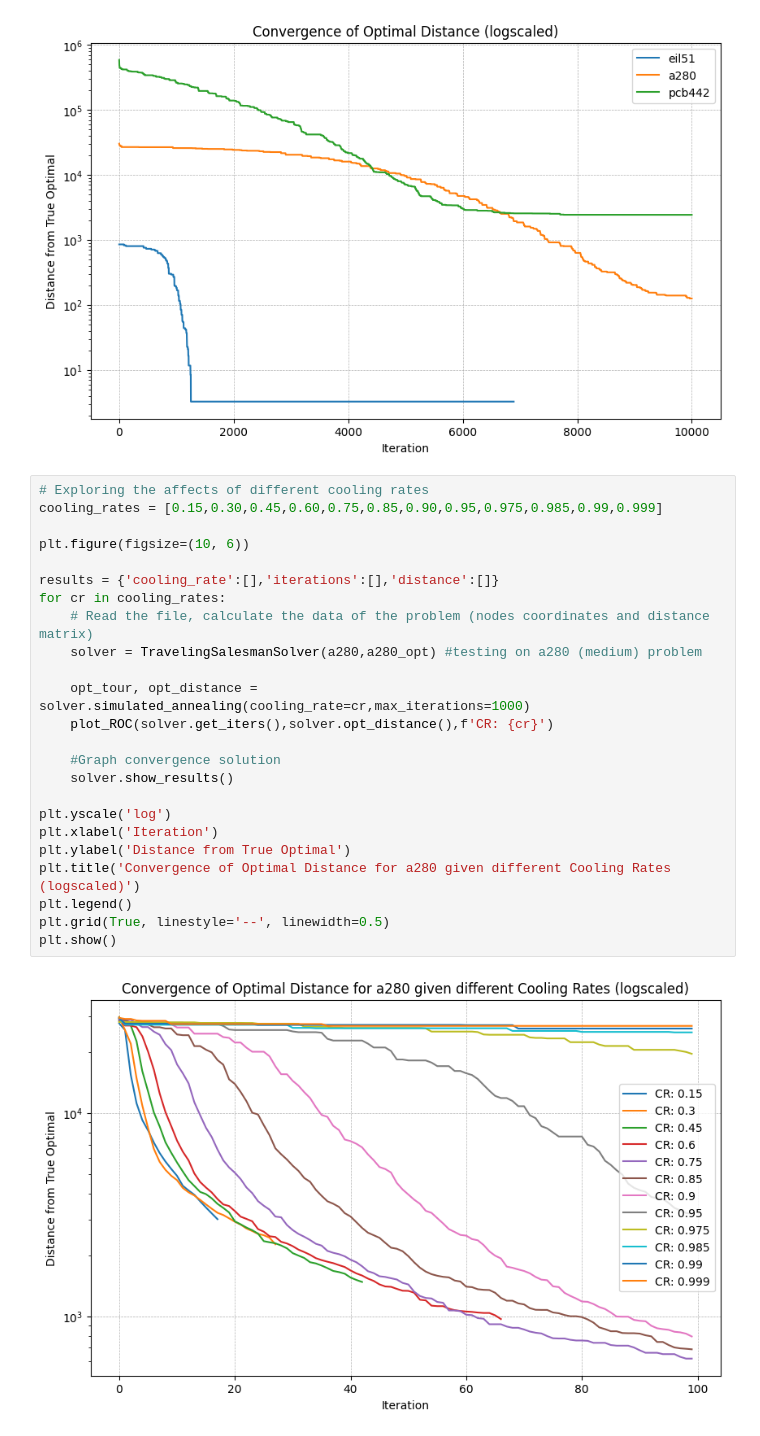
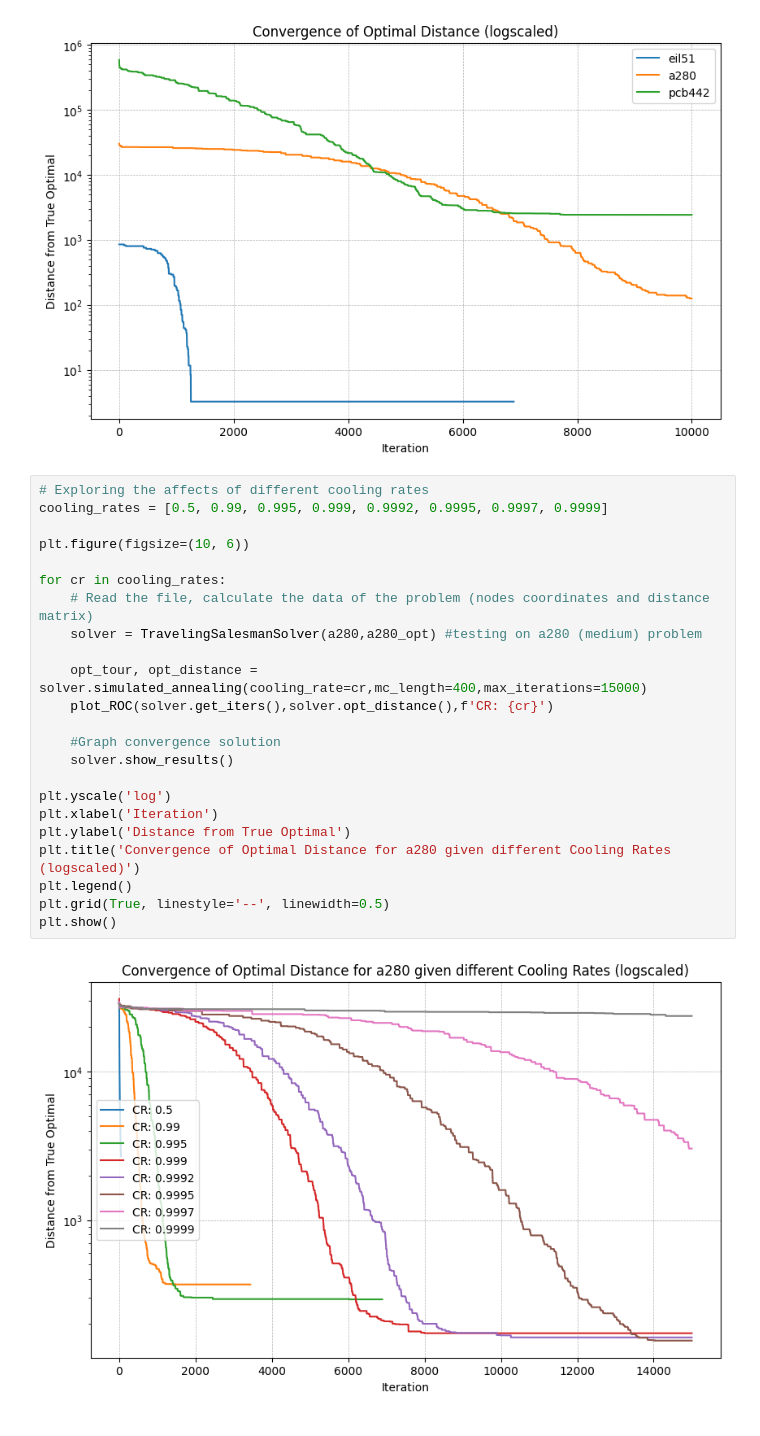
Before and after one commit to 3mmdrew/stochastic_assignment_3, a Jupyter notebook: Assignment 3.ipynb, the cells around one changed output. Cells and saved outputs as stored; diff of their text form.

```diff
--- a/Assignment 3.ipynb
+++ b/Assignment 3.ipynb
@@ -199,27 +199,26 @@ plt.show()
 [figure]
 # %%
 # Exploring the affects of different cooling rates
-cooling_rates = [0.15,0.30,0.45,0.60,0.75,0.85,0.90,0.95,0.975,0.985,0.99,0.999]
+cooling_rates = [0.5, 0.99, 0.995, 0.999, 0.9992, 0.9995, 0.9997, 0.9999]
 
 plt.figure(figsize=(10, 6))
 
-results = {'cooling_rate':[],'iterations':[],'distance':[]}
 for cr in cooling_rates:
     # Read the file, calculate the data of the problem (nodes coordinates and distance matrix)
     solver = TravelingSalesmanSolver(a280,a280_opt) #testing on a280 (medium) problem
 
-    opt_tour, opt_distance = solver.simulated_annealing(cooling_rate=cr,max_iterations=1000)
+    opt_tour, opt_distance = solver.simulated_annealing(cooling_rate=cr,mc_length=400,max_iterations=15000)
     plot_ROC(solver.get_iters(),solver.opt_distance(),f'CR: {cr}')
 
     #Graph convergence solution
     solver.show_results()
 
 plt.yscale('log')
 plt.xlabel('Iteration')
 plt.ylabel('Distance from True Optimal')
 plt.title('Convergence of Optimal Distance for a280 given different Cooling Rates (logscaled)')
 plt.legend()
 plt.grid(True, linestyle='--', linewidth=0.5)
 plt.show()
 # %% [output]
-[figure, old version]
+[figure, new version]
```
Also changed, not shown: parts of 3 cells of this notebook.
